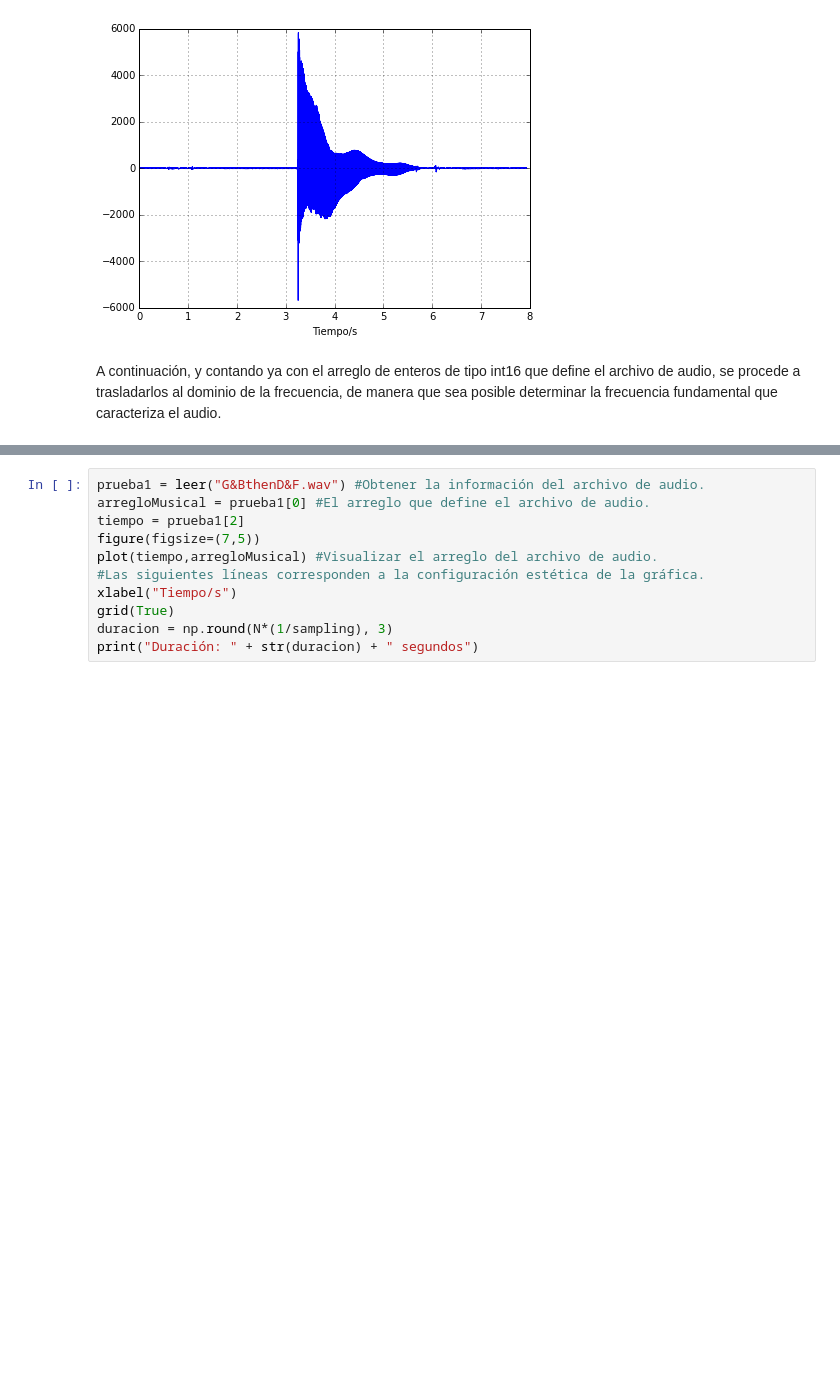
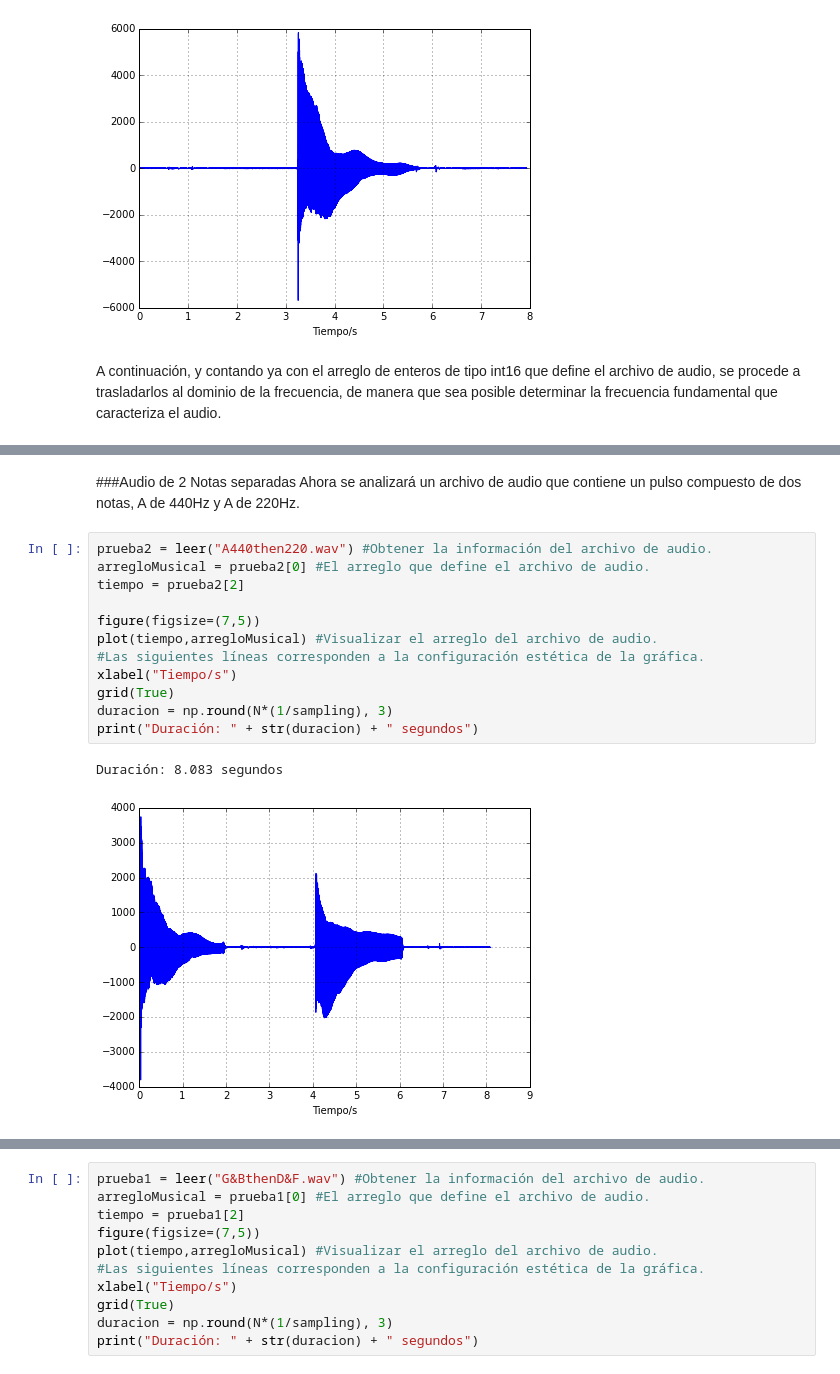
Before and after one commit to JuanUrrea6/MC, a Jupyter notebook: Proyecto Final/Filtrado.ipynb, the cells around one changed output, grey strips where cells are left out. Saved outputs shown, nothing was run; the diff lists cells and outputs as text; blank space fills up the shorter version.

```diff
--- a/Proyecto Final/Filtrado.ipynb
+++ b/Proyecto Final/Filtrado.ipynb
@@ -97,0 +103,18 @@ xlabel("Frecuencia/Hz")
+# %% [markdown]
+###Audio de 2 Notas separadas
+Ahora se analizará un archivo de audio que contiene un pulso compuesto de dos notas, A de 440Hz y A de 220Hz.
+# %%
+prueba2 = leer("A440then220.wav") #Obtener la información del archivo de audio.
+arregloMusical = prueba2[0] #El arreglo que define el archivo de audio.
+tiempo = prueba2[2]
+
+figure(figsize=(7,5))
+plot(tiempo,arregloMusical) #Visualizar el arreglo del archivo de audio.
+#Las siguientes líneas corresponden a la configuración estética de la gráfica.
+xlabel("Tiempo/s")
+grid(True)
+duracion = np.round(N*(1/sampling), 3)
+print("Duración: " + str(duracion) + " segundos")
+# %% [output]
+Duración: 8.083 segundos
+[figure, added]
```
Also changed, not shown: parts of 24 cells of this notebook.
